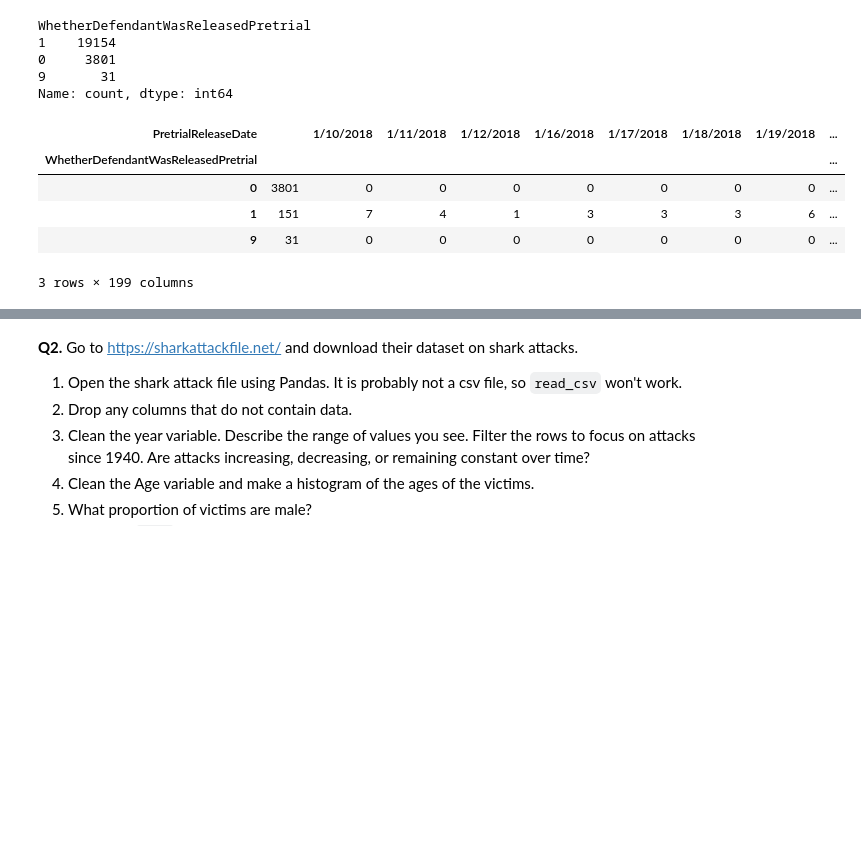
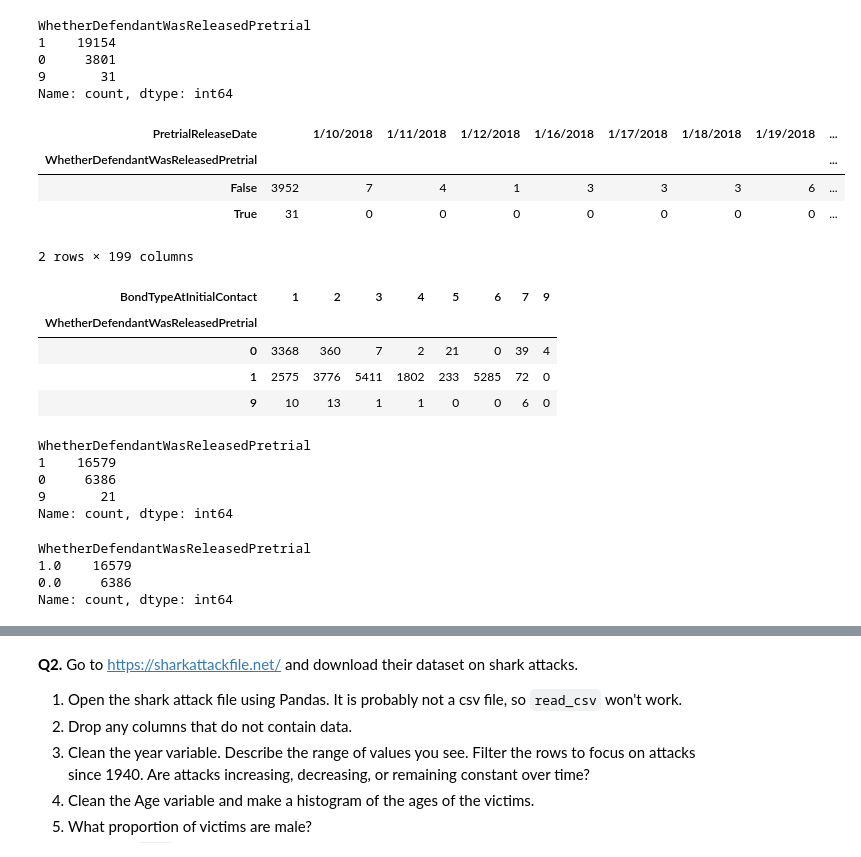
Before and after one commit to aileenkent/wrangling, a Jupyter notebook: assignment/assignment.ipynb, the cells around one changed output, grey strips where cells are left out. Cells and saved outputs as stored; diff of their text form; code cells hidden in the pictures; blank space fills up the shorter version.

```diff
--- a/assignment/assignment.ipynb
+++ b/assignment/assignment.ipynb
@@ -156,12 +156,20 @@ WhetherDefendantWasReleasedPretrial
 9       31
 Name: count, dtype: int64
 # %%
-cross_pretrial = pd.crosstab(justice_data['WhetherDefendantWasReleasedPretrial'], justice_data['PretrialReleaseDate'])
+cross_pretrial = pd.crosstab((justice_data['WhetherDefendantWasReleasedPretrial']==9), justice_data['PretrialReleaseDate'])
 cross_pretrial
 # %% [output]
 | PretrialReleaseDate |  | 1/10/2018 | 1/11/2018 | 1/12/2018 | 1/16/2018 | 1/17/2018 | 1/18/2018 | 1/19/2018 | ... |
 | WhetherDefendantWasReleasedPretrial |  |  |  |  |  |  |  |  | ... |
-| 0 | 3801 | 0 | 0 | 0 | 0 | 0 | 0 | 0 | ... |
-| 1 | 151 | 7 | 4 | 1 | 3 | 3 | 3 | 6 | ... |
-| 9 | 31 | 0 | 0 | 0 | 0 | 0 | 0 | 0 | ... |
+| False | 3952 | 7 | 4 | 1 | 3 | 3 | 3 | 6 | ... |
+| True | 31 | 0 | 0 | 0 | 0 | 0 | 0 | 0 | ... |
-3 rows × 199 columns
+2 rows × 199 columns
+# %%
+cross_bond = pd.crosstab(justice_data['WhetherDefendantWasReleasedPretrial'], justice_data['BondTypeAtInitialContact'])
+cross_bond
+# %% [output]
+| BondTypeAtInitialContact | 1 | 2 | 3 | 4 | 5 | 6 | 7 | 9 |
+| WhetherDefendantWasReleasedPretrial |  |  |  |  |  |  |  |  |
+| 0 | 3368 | 360 | 7 | 2 | 21 | 0 | 39 | 4 |
+| 1 | 2575 | 3776 | 5411 | 1802 | 233 | 5285 | 72 | 0 |
+| 9 | 10 | 13 | 1 | 1 | 0 | 0 | 6 | 0 |
@@ -167,0 +180,17 @@ cross_pretrial
+# %%
+print(justice_data['WhetherDefendantWasReleasedPretrial'].value_counts())
+# %% [output]
+WhetherDefendantWasReleasedPretrial
+1    16579
+0     6386
+9       21
+Name: count, dtype: int64
+# %%
+#we are making the other 9s NaNs so that it is clear they are missing values
+justice_data['WhetherDefendantWasReleasedPretrial'] = justice_data['WhetherDefendantWasReleasedPretrial'].replace(9, np.nan)
+print(justice_data['WhetherDefendantWasReleasedPretrial'].value_counts())
+# %% [output]
+WhetherDefendantWasReleasedPretrial
+1.0    16579
+0.0     6386
+Name: count, dtype: int64
```
Also changed, not shown: parts of 3 cells of this notebook.
